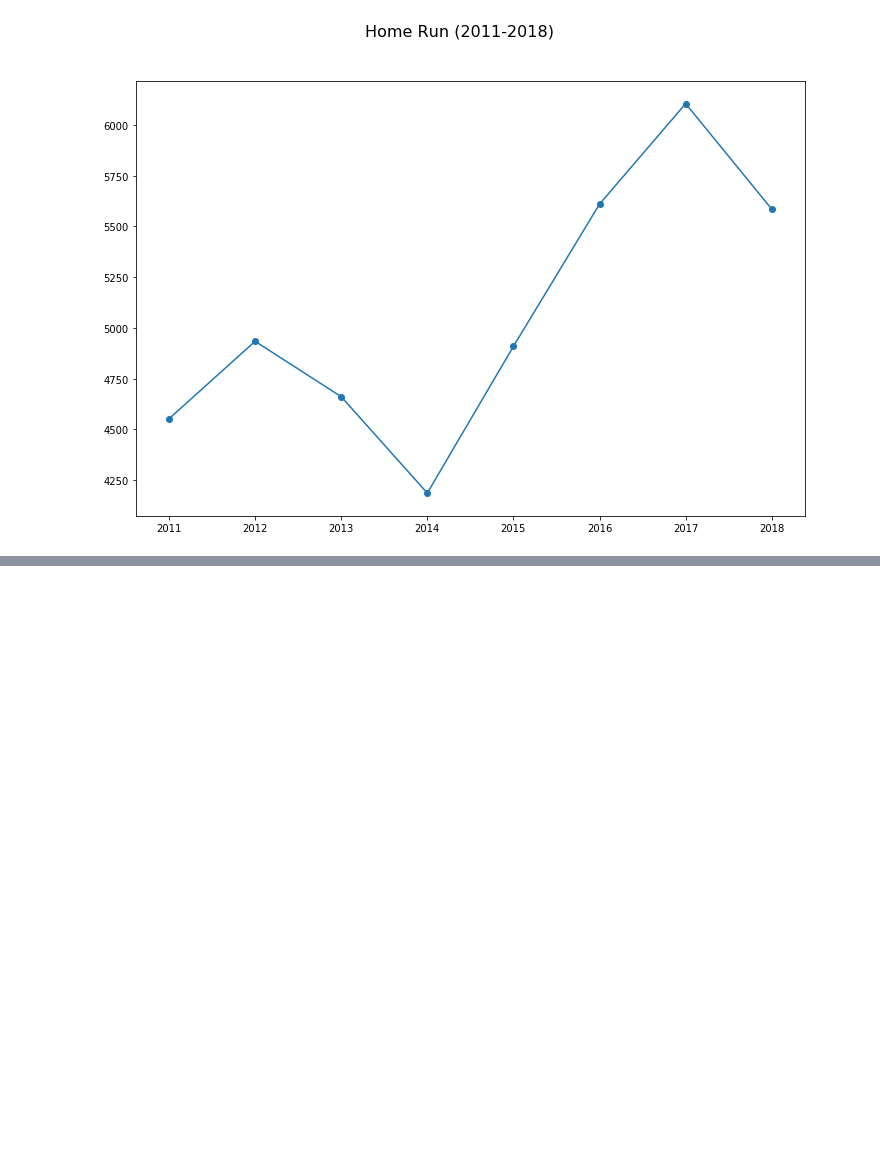
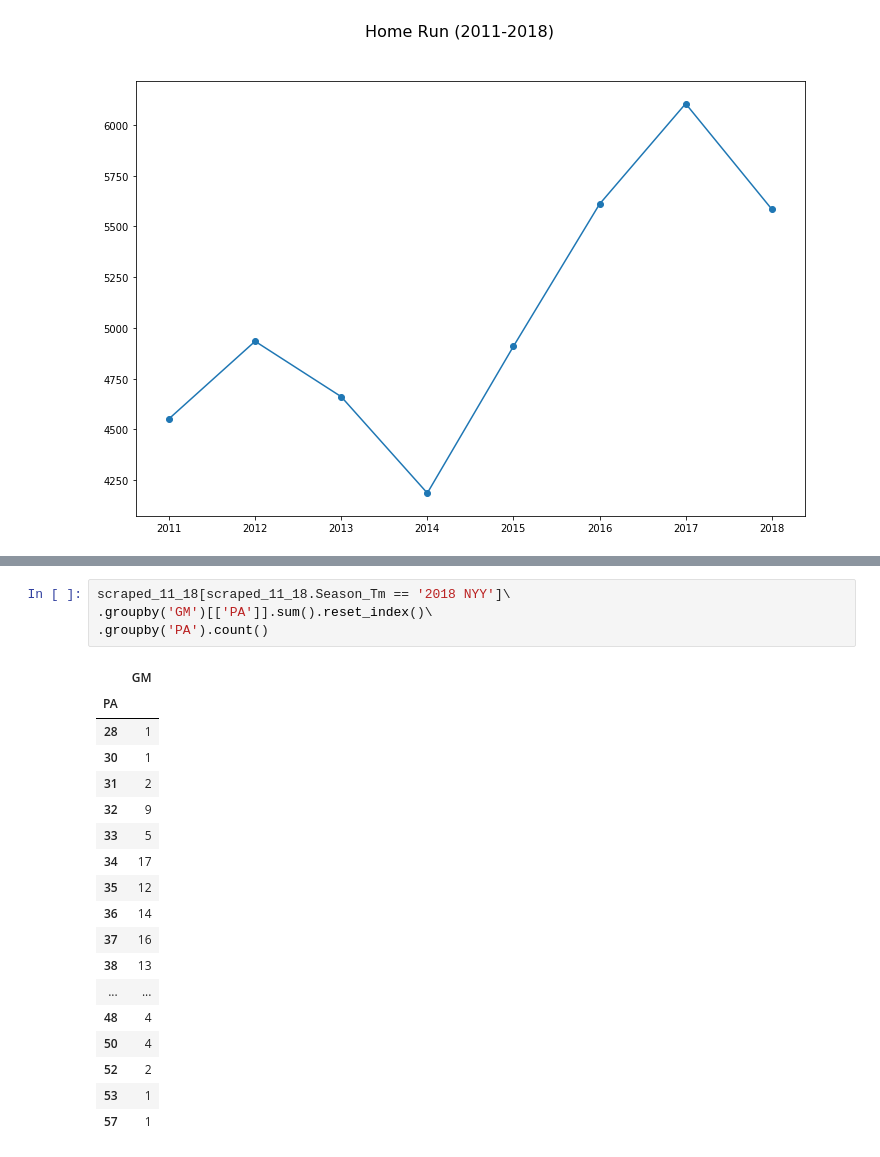
Before and after one commit to xulianrenzoku/battingorder, a Jupyter notebook: batting_order_trend_analysis.ipynb, the cells around one changed output, grey strips where cells are left out. Drawn from its saved outputs; the diff is of its cells as text; blank space fills up the shorter version.

```diff
--- a/batting_order_trend_analysis.ipynb
+++ b/batting_order_trend_analysis.ipynb
@@ -415,0 +466,23 @@ scraped_11_18.head(5)
+# %%
+scraped_11_18[scraped_11_18.Season_Tm == '2018 NYY']\
+.groupby('GM')[['PA']].sum().reset_index()\
+.groupby('PA').count()
+# %% [output]
+|  | GM |
+| PA |  |
+| 28 | 1 |
+| 30 | 1 |
+| 31 | 2 |
+| 32 | 9 |
+| 33 | 5 |
+| 34 | 17 |
+| 35 | 12 |
+| 36 | 14 |
+| 37 | 16 |
+| 38 | 13 |
+| ... | ... |
+| 48 | 4 |
+| 50 | 4 |
+| 52 | 2 |
+| 53 | 1 |
+| 57 | 1 |
```
Also changed, not shown: parts of 7 cells of this notebook.
